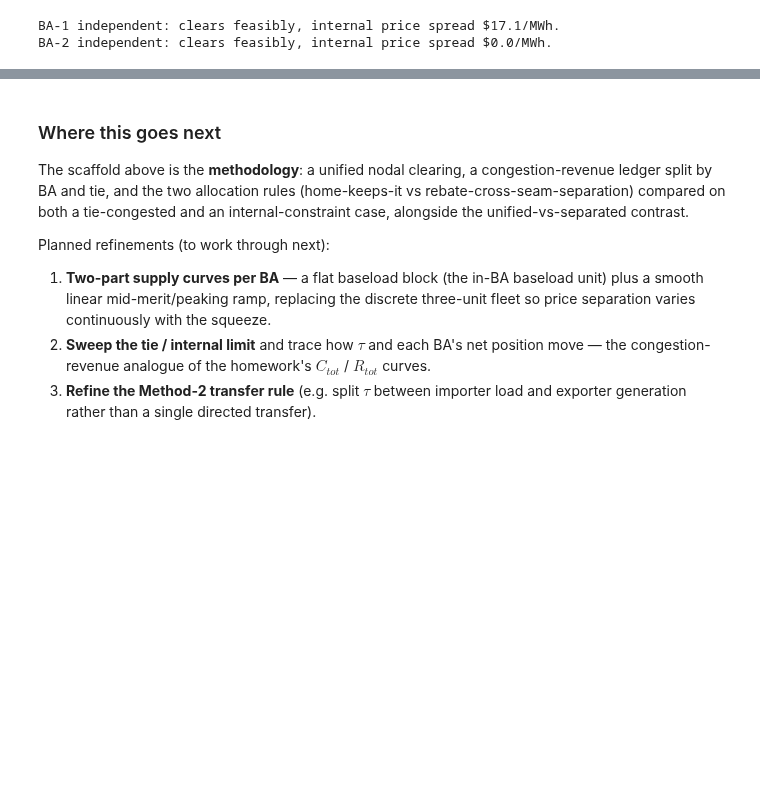
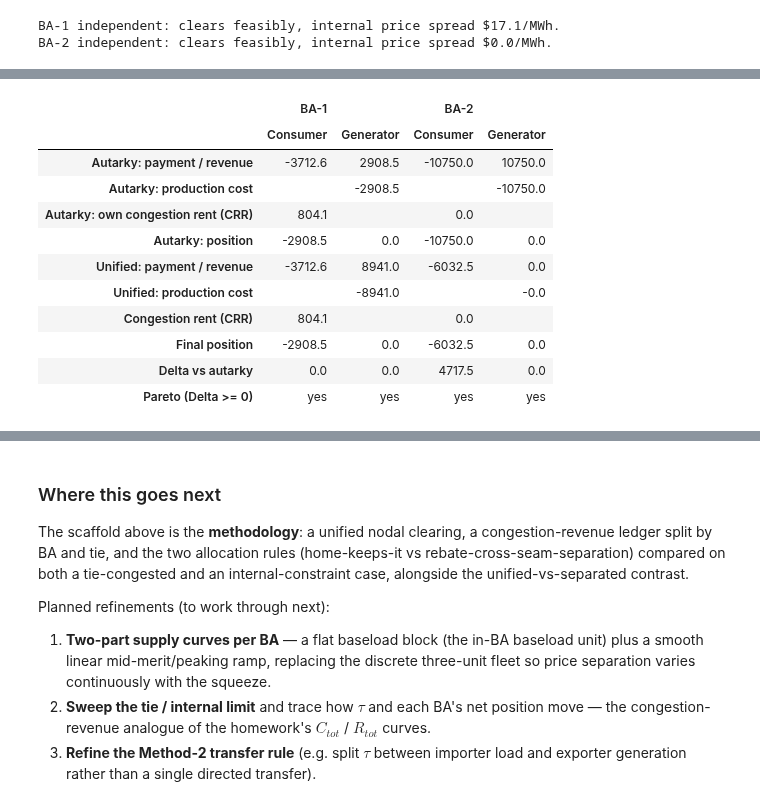
Before and after one commit to pdockery/wscc9-illustrative-model, a Jupyter notebook: congestion_revenue_allocation_example.ipynb, the cells around one changed output, grey strips where cells are left out. Saved outputs shown, nothing was run; the diff lists cells and outputs as text; code cells hidden in the pictures; blank space fills up the shorter version.

```diff
--- a/congestion_revenue_allocation_example.ipynb
+++ b/congestion_revenue_allocation_example.ipynb
@@ -1161,6 +1180,12 @@ for ba in BA_DEFS:
     plt.show()
     print(f"{ba}: energy ${r.energy_price:.0f}/MWh; own-bus LMPs "
           f"{ {b: round(r.lmp[b], 1) for b in BA_DEFS[ba]} }")
+    # Bus-level and constraint-level accounting for this BA's independent clearing
+    # (the same tables as the unified clearing in Section 2, restricted to the BA).
+    print(f'{ba} -- settlement by node (independent clearing):')
+    display(settlement_by_bus(r, BA_DEFS[ba], LOADS_ALL))
+    print(f'{ba} -- marginal value of its internal lines (shadow price x flow):')
+    display(capacity_value_by_line(r, ptB, act))
 # %% [output]
 INFO:ieee9_network:Imported IEEE 9-bus: 9 buses, 3 gens, 3 loads, 9 lines
 [figure]
@@ -1169,0 +1249,64 @@ BA-2: energy $50/MWh; own-bus LMPs {'1': np.float64(50.0), '9': np.float64(50.0)
+# %%
+# Autarky (independent) vs unified, homework-style -- one table per allocation method.
+netB = build_network(SCN_B); ptB = compute_ptdf(netB, slack_bus='1')
+resU = solve_engine_dispatch(ptB, make_engine('UNIFIED', buses=ptB.buses))
+_, indepB = independent_clear(SCN_B)        # each BA on its own internal limits
+alloc, summ, _, _ = allocate_congestion_rent(resU, ptB, LOADS_ALL)
+COST = {s['bus']: s['cost'] for s in GEN_FLEET.values()}   # bus -> marginal cost
+
+def _agg(result, ba):
+    """(load payment, generator revenue, production cost) for a BA at `result` prices."""
+    bs = BA_DEFS[ba]
+    L  = sum(result.lmp[b] * LOADS_ALL.get(b, 0.0) for b in bs)
+    R  = sum(result.lmp[b] * result.gen_by_bus.get(b, 0.0) for b in bs)
+    PC = sum(COST.get(b, 0.0) * result.gen_by_bus.get(b, 0.0) for b in bs)
+    return L, R, PC
+
+ROWS = ['Autarky: payment / revenue', 'Autarky: production cost',
+        'Autarky: own congestion rent (CRR)', 'Autarky: position',
+        'Unified: payment / revenue', 'Unified: production cost',
+        'Congestion rent (CRR)', 'Final position', 'Delta vs autarky',
+        'Pareto (Delta >= 0)']
+
+def autarky_vs_unified(method):
+    col = 'method1' if method == 1 else 'method2'
+    data = {}
+    for ba in BA_DEFS:
+        La, Ra, PCa = _agg(indepB[ba], ba)          # autarky (independent)
+        Lu, Ru, PCu = _agg(resU, ba)                # unified
+        A = alloc.loc[ba, col]                       # unified congestion rent allocated (CRR)
+        Ra_int = La - Ra                             # autarky: BA's OWN internal congestion rent
+        PSa, PSu = Ra - PCa, Ru - PCu                # producer surplus
+        cons_aut = -La + Ra_int                      # autarky consumer position (net of own CRR)
+        cons_fin = -Lu + A                           # unified consumer final (net of CRR)
+        cons_d = cons_fin - cons_aut                 # consumer change vs autarky
+        gen_d  = PSu - PSa                           # generator (surplus) change vs autarky
+        data[(ba, 'Consumer')] = {
+            'Autarky: payment / revenue': -La, 'Autarky: production cost': '',
+            'Autarky: own congestion rent (CRR)': Ra_int, 'Autarky: position': cons_aut,
+            'Unified: payment / revenue': -Lu, 'Unified: production cost': '',
+            'Congestion rent (CRR)': A, 'Final position': cons_fin,
+            'Delta vs autarky': cons_d,
+            'Pareto (Delta >= 0)': 'yes' if cons_d >= -1e-6 else 'no'}
+        data[(ba, 'Generator')] = {
+            'Autarky: payment / revenue': Ra, 'Autarky: production cost': -PCa,
+            'Autarky: own congestion rent (CRR)': '', 'Autarky: position': PSa,
+            'Unified: payment / revenue': Ru, 'Unified: production cost': -PCu,
+            'Congestion rent (CRR)': '', 'Final position': PSu,
+            'Delta vs autarky': gen_d,
+            'Pareto (Delta >= 0)': 'yes' if gen_d >= -1e-6 else 'no'}
+    df = pd.DataFrame(data).reindex(ROWS)
+    df.columns = pd.MultiIndex.from_tuples(df.columns)
+    return df.map(lambda v: round(v, 1) if isinstance(v, (int, float)) and not isinstance(v, bool) else v)
+
+pc_aut = sum(_agg(indepB[ba], ba)[2] for ba in BA_DEFS)
+pc_uni = sum(_agg(resU, ba)[2] for ba in BA_DEFS)
+print(f"System production cost: autarky ${pc_aut:,.0f}/h  ->  unified ${pc_uni:,.0f}/h  "
+      f"(gains from trade ${pc_aut - pc_uni:,.0f}/h);  congestion rent R = ${summ['R']:.0f}/h.")
+print("Autarky rebates each BA's own internal congestion rent to its own consumers, so "
+      "Delta-vs-autarky isolates the gains from trade and the cross-seam reallocation.")
+print("\nMethod 1 -- home BA keeps its lines' rent (ties split 50/50):")
+display(autarky_vs_unified(1))
+print("Method 2 -- rebate the cross-seam separation tau to the net-payer BA:")
+display(autarky_vs_unified(2))
+# %% [output]
@@ -1169,0 +1319,12 @@ BA-2: energy $50/MWh; own-bus LMPs {'1': np.float64(50.0), '9': np.float64(50.0)
+|  | BA-1 |  | BA-2 |  |
+|  | Consumer | Generator | Consumer | Generator |
+| Autarky: payment / revenue | -3712.6 | 2908.5 | -10750.0 | 10750.0 |
+| Autarky: production cost |  | -2908.5 |  | -10750.0 |
+| Autarky: own congestion rent (CRR) | 804.1 |  | 0.0 |  |
+| Autarky: position | -2908.5 | 0.0 | -10750.0 | 0.0 |
+| Unified: payment / revenue | -3712.6 | 8941.0 | -6032.5 | 0.0 |
+| Unified: production cost |  | -8941.0 |  | -0.0 |
+| Congestion rent (CRR) | 804.1 |  | 0.0 |  |
+| Final position | -2908.5 | 0.0 | -6032.5 | 0.0 |
+| Delta vs autarky | 0.0 | 0.0 | 4717.5 | 0.0 |
+| Pareto (Delta >= 0) | yes | yes | yes | yes |
```
Also changed, not shown: parts of 15 cells of this notebook, 1 other file.
